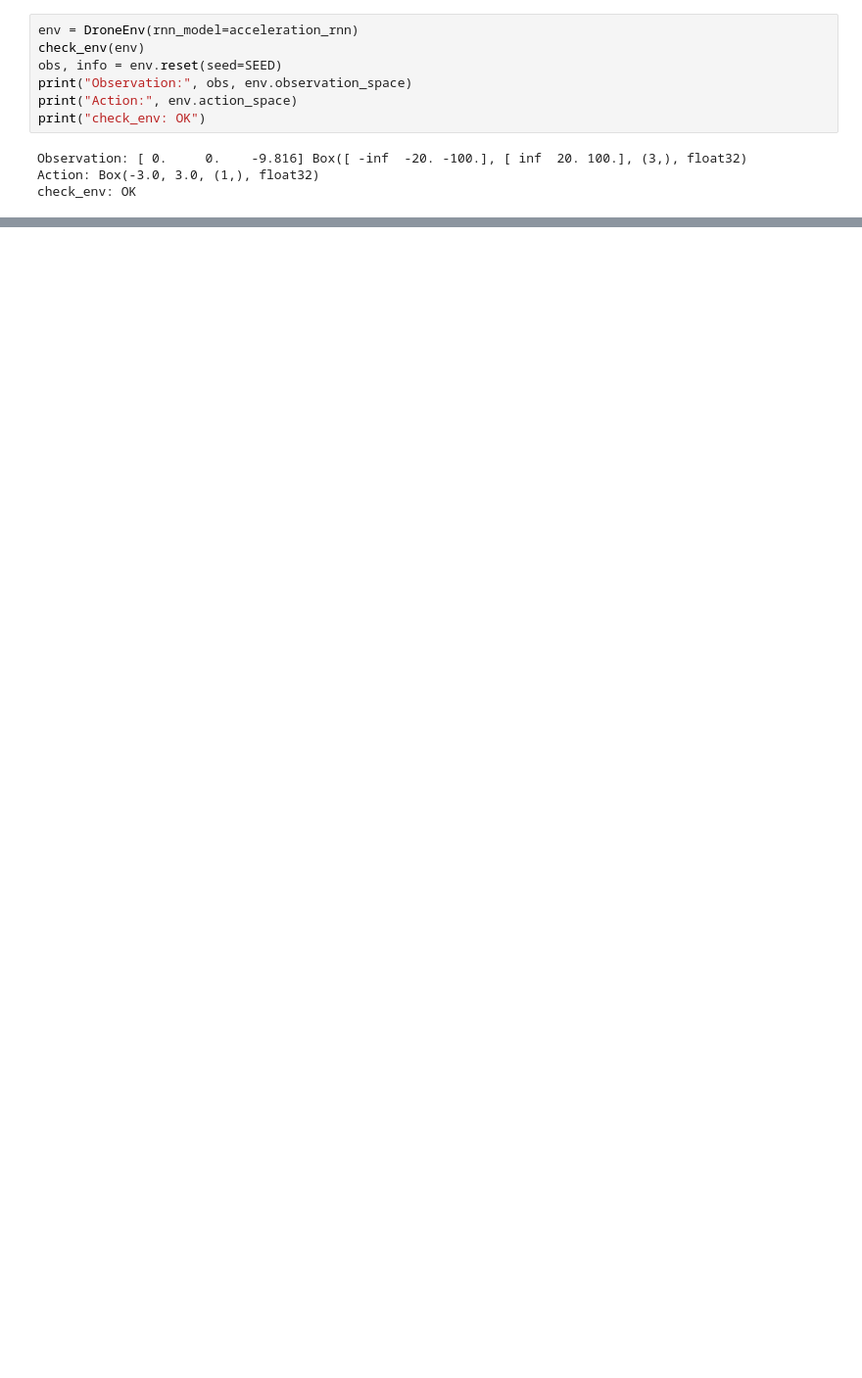
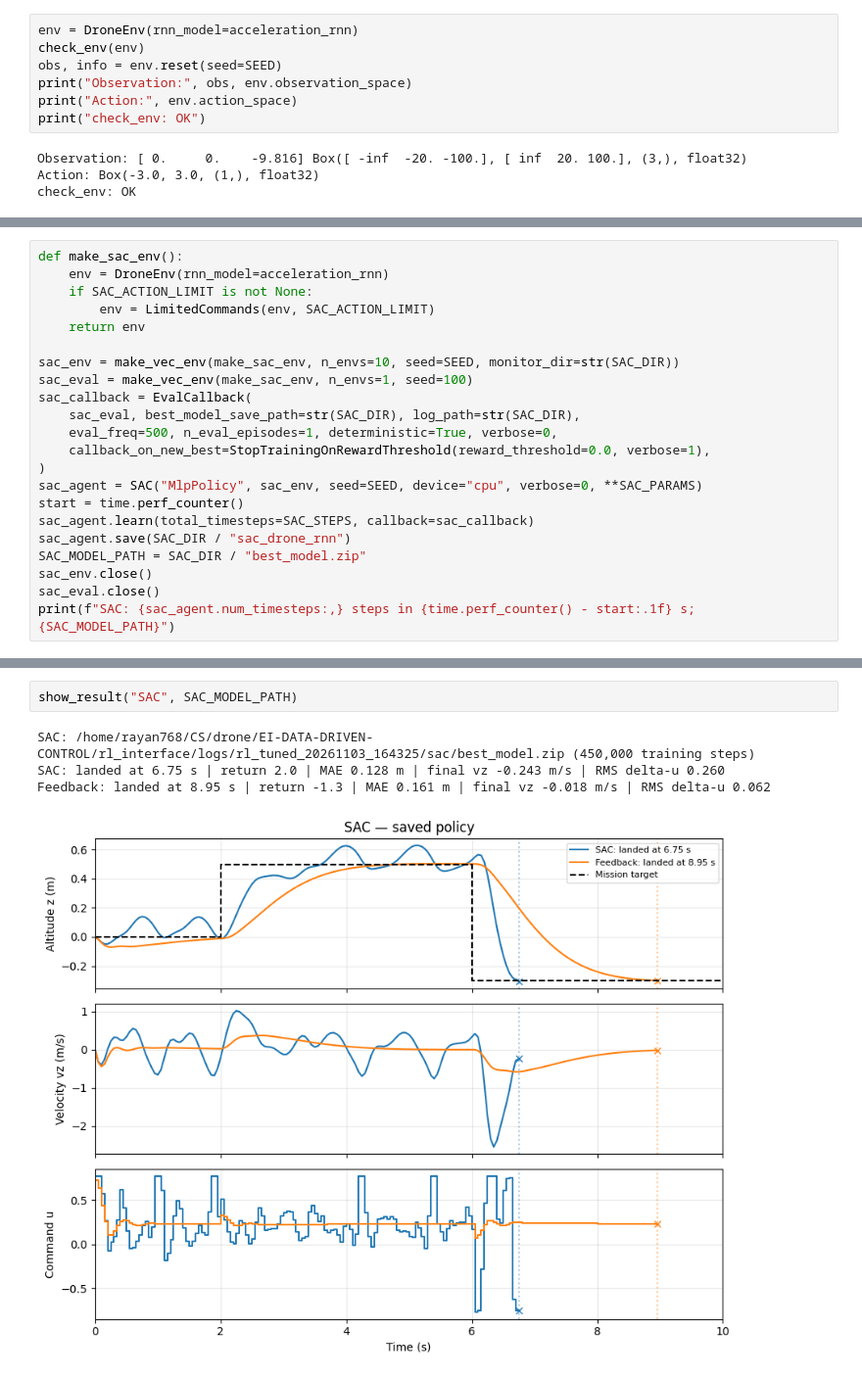
Before and after one commit to Rayan76q/EI-DATA-DRIVEN-CONTROL, a Jupyter notebook: rl_interface/rl.ipynb, the cells around one changed output, grey strips where cells are left out. Shown at 98% size. Drawn from its saved outputs; the diff is of its cells as text; blank space fills up the shorter version.

```diff
--- a/rl_interface/rl.ipynb
+++ b/rl_interface/rl.ipynb
@@ -294,0 +345,22 @@ Saved: /home/rayan768/CS/drone/EI-DATA-DRIVEN-CONTROL/rl_interface/logs/ppo_rnn_
+# %%
+def make_sac_env():
+    env = DroneEnv(rnn_model=acceleration_rnn)
+    if SAC_ACTION_LIMIT is not None:
+        env = LimitedCommands(env, SAC_ACTION_LIMIT)
+    return env
+
+sac_env = make_vec_env(make_sac_env, n_envs=10, seed=SEED, monitor_dir=str(SAC_DIR))
+sac_eval = make_vec_env(make_sac_env, n_envs=1, seed=100)
+sac_callback = EvalCallback(
+    sac_eval, best_model_save_path=str(SAC_DIR), log_path=str(SAC_DIR),
+    eval_freq=500, n_eval_episodes=1, deterministic=True, verbose=0,
+    callback_on_new_best=StopTrainingOnRewardThreshold(reward_threshold=0.0, verbose=1),
+)
+sac_agent = SAC("MlpPolicy", sac_env, seed=SEED, device="cpu", verbose=0, **SAC_PARAMS)
+start = time.perf_counter()
+sac_agent.learn(total_timesteps=SAC_STEPS, callback=sac_callback)
+sac_agent.save(SAC_DIR / "sac_drone_rnn")
+SAC_MODEL_PATH = SAC_DIR / "best_model.zip"
+sac_env.close()
+sac_eval.close()
+print(f"SAC: {sac_agent.num_timesteps:,} steps in {time.perf_counter() - start:.1f} s; {SAC_MODEL_PATH}")
@@ -294,0 +374,7 @@ Saved: /home/rayan768/CS/drone/EI-DATA-DRIVEN-CONTROL/rl_interface/logs/ppo_rnn_
+# %%
+show_result("SAC", SAC_MODEL_PATH)
+# %% [output]
+SAC: /home/rayan768/CS/drone/EI-DATA-DRIVEN-CONTROL/rl_interface/logs/rl_tuned_20261103_164325/sac/best_model.zip (450,000 training steps)
+SAC: landed at 6.75 s | return 2.0 | MAE 0.128 m | final vz -0.243 m/s | RMS delta-u 0.260
+Feedback: landed at 8.95 s | return -1.3 | MAE 0.161 m | final vz -0.018 m/s | RMS delta-u 0.062
+[figure, added]
```
Also changed, not shown: parts of 29 cells of this notebook, 1 other file.
